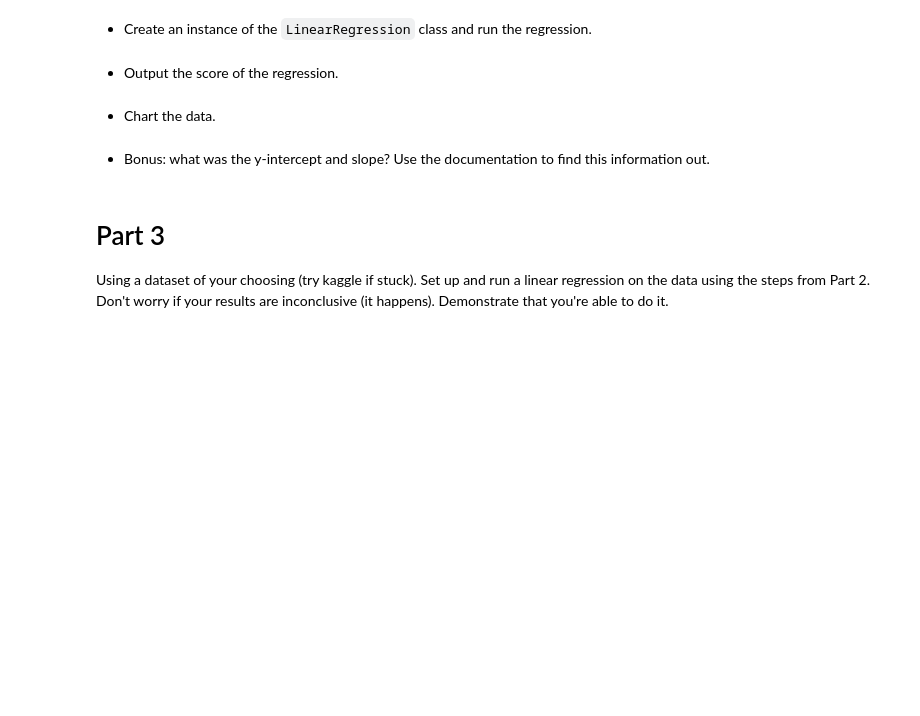
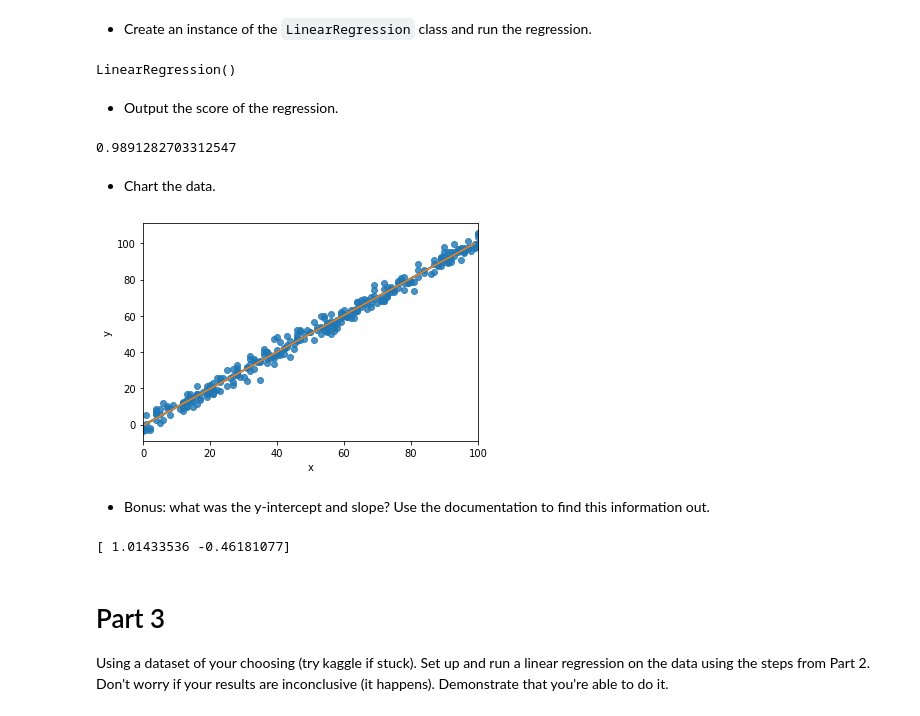
Before and after one commit to FaustoRosado/I2020_DS, a Jupyter notebook: week-020/week-20-lab.ipynb, the cells around one changed output. Saved outputs shown, nothing was run; the diff lists cells and outputs as text; code cells hidden in the pictures; blank space fills up the shorter version.

```diff
--- a/week-020/week-20-lab.ipynb
+++ b/week-020/week-20-lab.ipynb
@@ -90,5 +314,12 @@ b. Train a linear regression model using week-20-class-2 as reference. We'd like
 
 Make sure to do the following:
 * Separate values into `X` and `Y` variables.
+# %%
+X = df["x"]
+Y = df["y"]
 # %% [markdown]
 * Generate training and test data for `X` and `Y` using `train_test_split` (with a test size of 20%)
+# %%
+from sklearn.model_selection import train_test_split
+
+X_train, X_test, y_train, y_test = train_test_split(X,Y, test_size=0.2)
@@ -95,11 +347,39 @@ Make sure to do the following:
 # %% [markdown]
 * Create an instance of the `LinearRegression` class and run the regression.
+# %%
+from sklearn.linear_model import LinearRegression
+
+reg = LinearRegression()
+
+reg.fit(X_train.values.reshape(-1,1), y_train.values.reshape(-1,1))
+# %% [output]
+LinearRegression()
 # %% [markdown]
 * Output the score of the regression.
+# %%
+score = reg.score(X_test.values.reshape(-1,1), y_test.values.reshape(-1,1))
+print(score)
+# %% [output]
+0.9891282703312547
 # %% [markdown]
 * Chart the data.
+# %%
+x_line = np.arange(0,100).reshape(-1,1)
+ax= sns.regplot(x='x', y='y', data=df, fit_reg=True)
+plt.plot(x_line, reg.predict(x_line))
+plt.show()
+# %% [output]
+[figure, added]
 # %% [markdown]
 * Bonus: what was the y-intercept and slope? Use the documentation to find this information out.
+# %%
+x = df["x"]
+y = df["y"]
+slope_intercept = np.polyfit(x,y,1)
+
+print(slope_intercept)
+# %% [output]
+[ 1.01433536 -0.46181077]
 # %% [markdown]
 # Part 3
 
```
Also changed, not shown: parts of 51 cells of this notebook, 4 other files.
